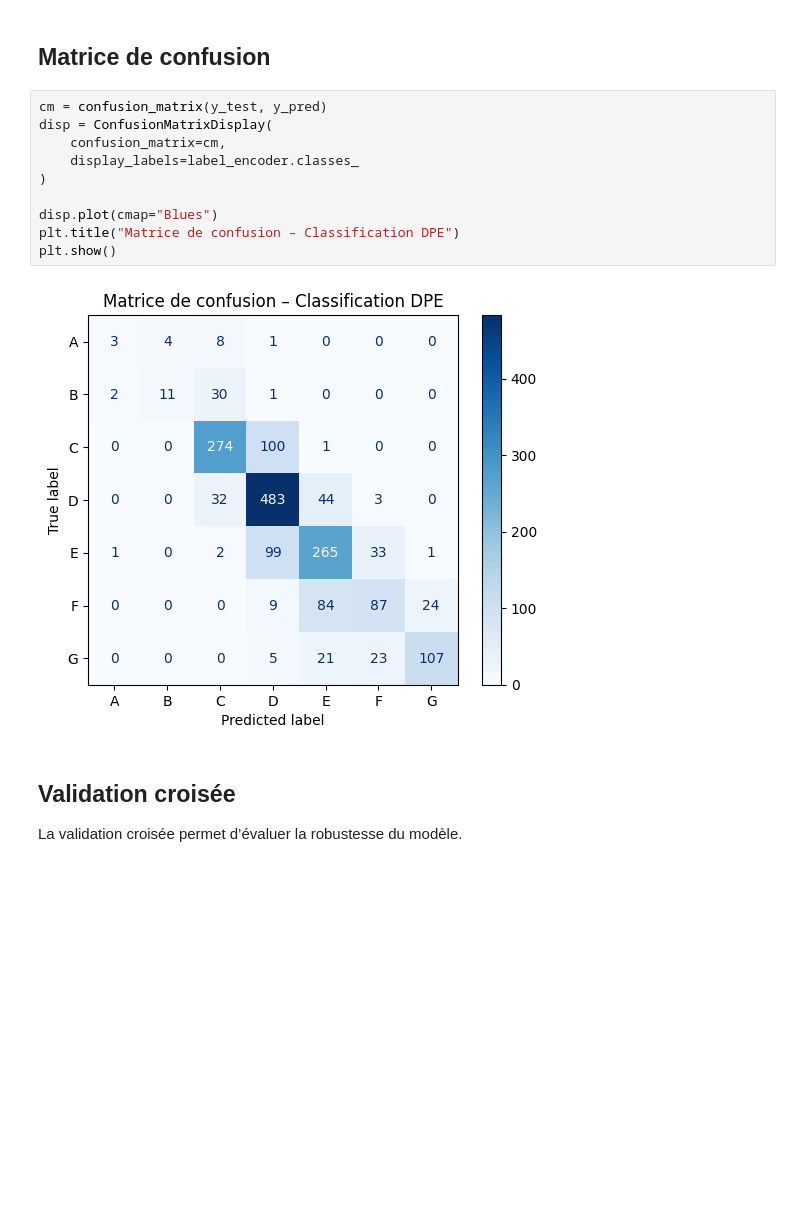
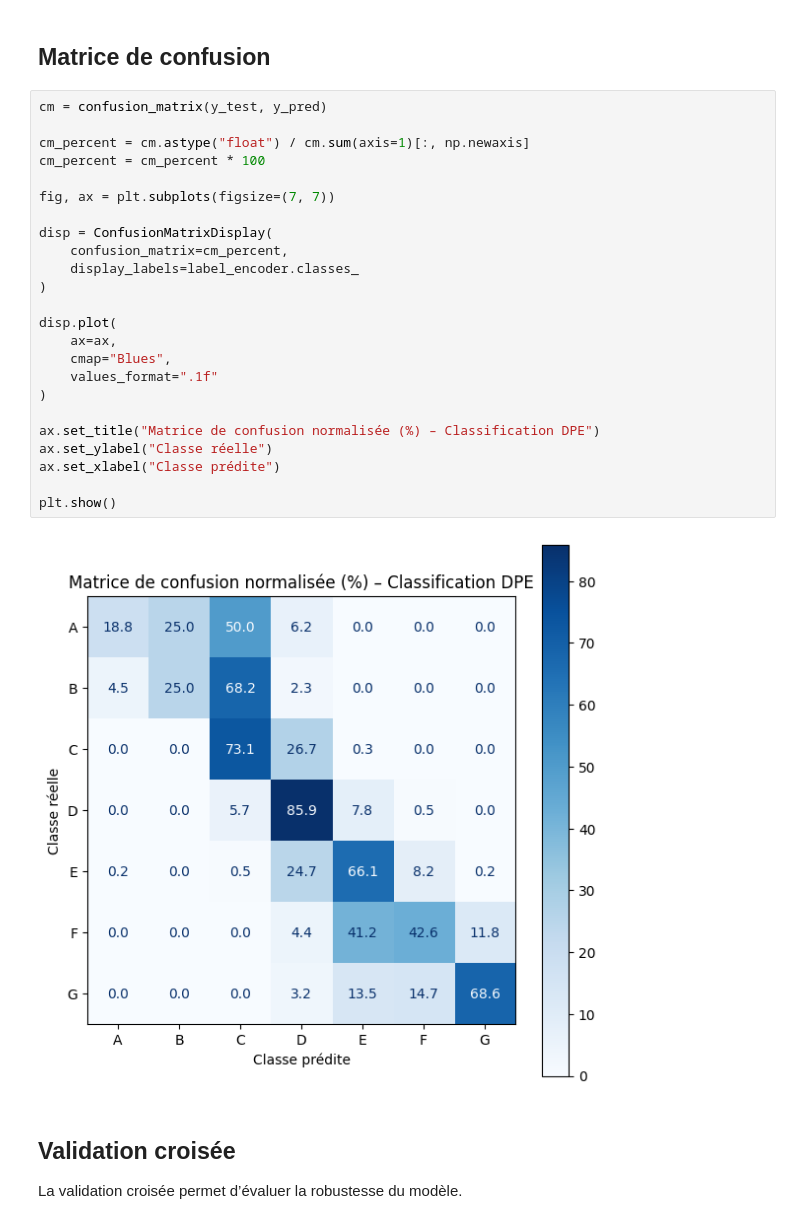
Before and after one commit to Gjuuuy/IES_DPE, a Jupyter notebook: science/notebooks/ClassificationDPE.ipynb, the cells around one changed output. Cells and saved outputs as stored; diff of their text form; blank space fills up the shorter version.

Commit message:
[MODEL] Matrice de confusion normalisée

```diff
--- a/science/notebooks/ClassificationDPE.ipynb
+++ b/science/notebooks/ClassificationDPE.ipynb
@@ -220,16 +220,30 @@ weighted avg       0.70      0.70      0.69      1758
 ## Matrice de confusion
 # %%
 cm = confusion_matrix(y_test, y_pred)
+
+cm_percent = cm.astype("float") / cm.sum(axis=1)[:, np.newaxis]
+cm_percent = cm_percent * 100
+
+fig, ax = plt.subplots(figsize=(7, 7))
+
 disp = ConfusionMatrixDisplay(
-    confusion_matrix=cm,
+    confusion_matrix=cm_percent,
     display_labels=label_encoder.classes_
 )
 
-disp.plot(cmap="Blues")
-plt.title("Matrice de confusion – Classification DPE")
+disp.plot(
+    ax=ax,
+    cmap="Blues",
+    values_format=".1f"
+)
+
+ax.set_title("Matrice de confusion normalisée (%) – Classification DPE")
+ax.set_ylabel("Classe réelle")
+ax.set_xlabel("Classe prédite")
+
 plt.show()
 # %% [output]
-[figure, old version]
+[figure, new version]
 # %% [markdown]
 ## Validation croisée
 
```
